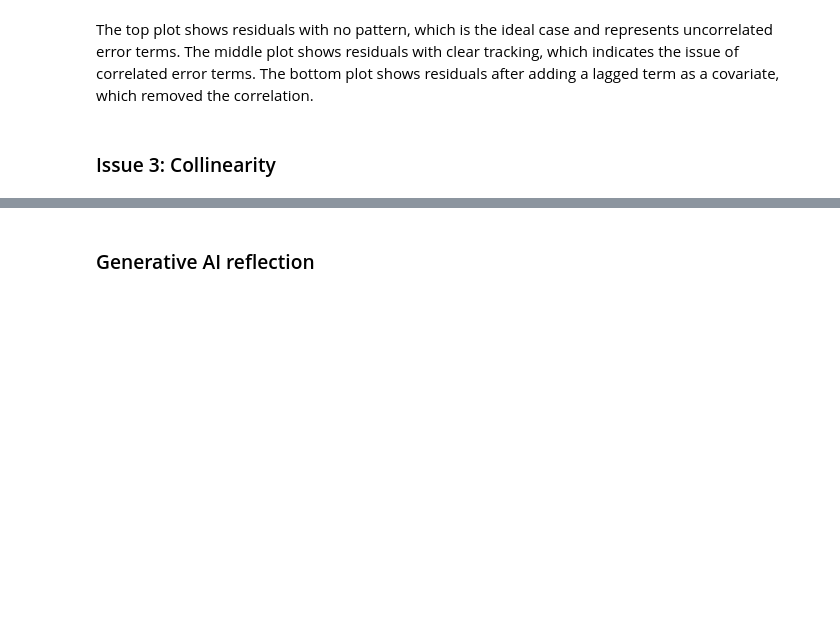
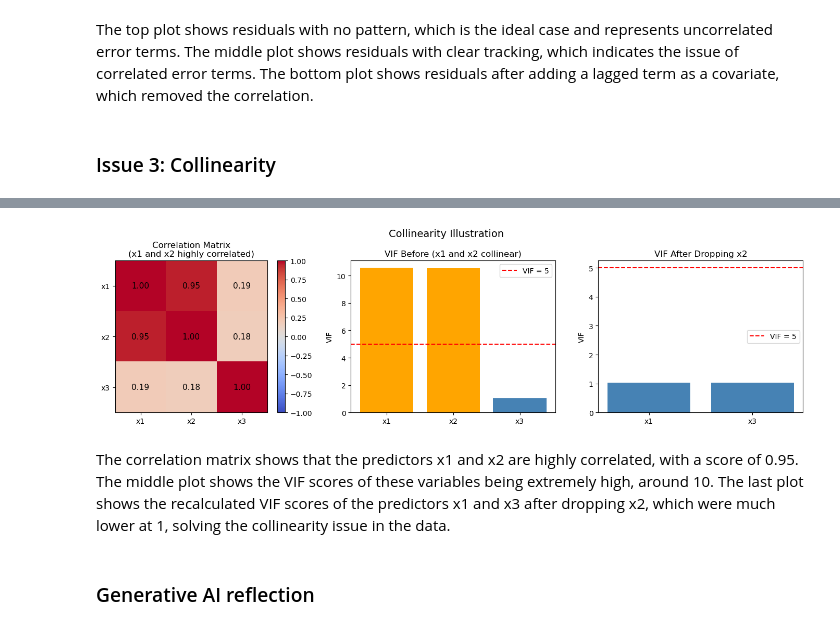
Before and after one commit to avarobillard/assignment-2, a Jupyter notebook: hw2-task1.ipynb, the cells around one changed output, grey strips where cells are left out. Cells and saved outputs as stored; diff of their text form; code cells hidden in the pictures; blank space fills up the shorter version.

Commit message:
Describe linear regression issue 3

```diff
--- a/hw2-task1.ipynb
+++ b/hw2-task1.ipynb
@@ -137,3 +141,62 @@ The top plot shows residuals with no pattern, which is the ideal case and repres
+# %%
+import numpy as np
+import matplotlib.pyplot as plt
+import pandas as pd
+from sklearn.linear_model import LinearRegression
+from statsmodels.stats.outliers_influence import variance_inflation_factor
+
+np.random.seed(42)
+n = 100
+
+x1 = np.random.normal(0, 1, n)
+x2 = x1 + np.random.normal(0, 0.3, n)  # nearly identical to x1 (collinear)
+x3 = np.random.normal(0, 1, n)          # independent
+y  = 2*x1 + 3*x3 + np.random.normal(0, 1, n)
+
+df = pd.DataFrame({'x1': x1, 'x2': x2, 'x3': x3})
+
+# --- VIF before ---
+vif_before = [variance_inflation_factor(df.values, i) for i in range(df.shape[1])]
+
+# --- Drop x2, recompute VIF ---
+df_fixed = df[['x1', 'x3']]
+vif_after = [variance_inflation_factor(df_fixed.values, i) for i in range(df_fixed.shape[1])]
+
+fig, axes = plt.subplots(1, 3, figsize=(14, 4))
+fig.suptitle("Collinearity Illustration", fontsize=14)
+
+# 1. Correlation matrix (with collinearity)
+corr = df.corr()
+im = axes[0].imshow(corr, vmin=-1, vmax=1, cmap='coolwarm')
+axes[0].set_xticks(range(3)); axes[0].set_yticks(range(3))
+axes[0].set_xticklabels(['x1','x2','x3']); axes[0].set_yticklabels(['x1','x2','x3'])
+for i in range(3):
+    for j in range(3):
+        axes[0].text(j, i, f"{corr.iloc[i,j]:.2f}", ha='center', va='center', fontsize=11)
+axes[0].set_title("Correlation Matrix\n(x1 and x2 highly correlated)")
+plt.colorbar(im, ax=axes[0])
+
+# 2. VIF before dropping x2
+axes[1].bar(['x1','x2','x3'], vif_before, color=['orange' if v > 5 else 'steelblue' for v in vif_before])
+axes[1].axhline(5, color='red', linestyle='--', label='VIF = 5')
+axes[1].set_title("VIF Before (x1 and x2 collinear)")
+axes[1].set_ylabel("VIF")
+axes[1].legend()
+
+# 3. VIF after dropping x2
+axes[2].bar(['x1','x3'], vif_after, color='steelblue')
+axes[2].axhline(5, color='red', linestyle='--', label='VIF = 5')
+axes[2].set_title("VIF After Dropping x2")
+axes[2].set_ylabel("VIF")
+axes[2].legend()
+
+plt.tight_layout()
+plt.savefig("collinearity.png", dpi=150)
+plt.show()
+# %% [output]
+[figure, added]
+# %% [markdown]
+The correlation matrix shows that the predictors x1 and x2 are highly correlated, with a score of 0.95. The middle plot shows the VIF scores of these variables being extremely high, around 10. The last plot shows the recalculated VIF scores of the predictors x1 and x3 after dropping x2, which were much lower at 1, solving the collinearity issue in the data.
 # %% [markdown]
 ### Generative AI reflection
 # %% [markdown]
```
Also changed, not shown: parts of 1 cell of this notebook.
